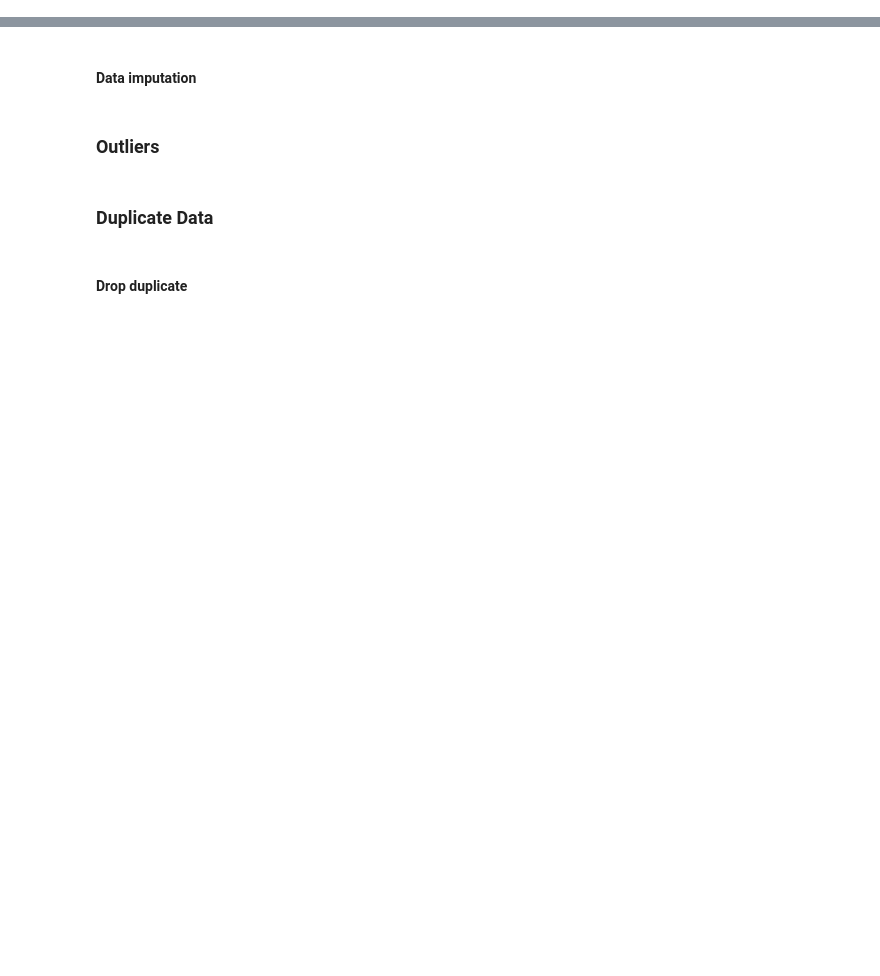
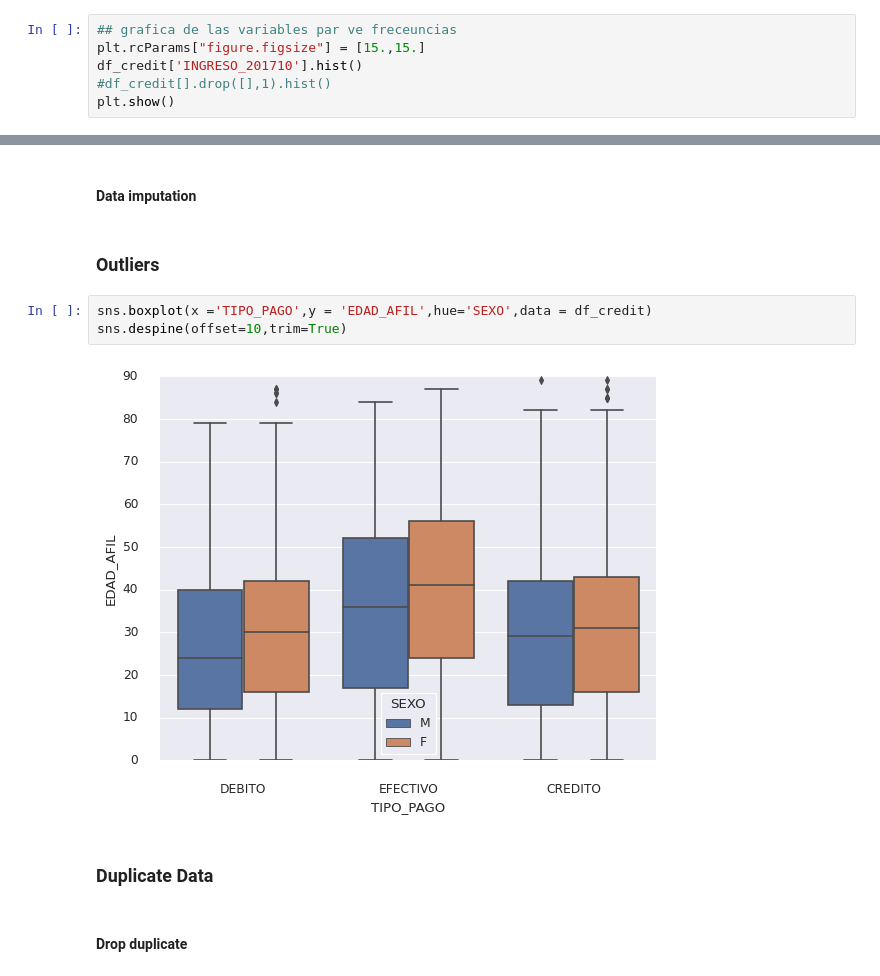
Before and after one commit to cromario0723/AWS_Proyecto_Test, a Jupyter notebook: Machine_Learning_Sanitas_DS.ipynb, the cells around one changed output, grey strips where cells are left out. Cells and saved outputs as stored; diff of their text form; blank space fills up the shorter version.

```diff
--- a/Machine_Learning_Sanitas_DS.ipynb
+++ b/Machine_Learning_Sanitas_DS.ipynb
@@ -27 +254,7 @@ import numpy as np
+# %%
+## grafica de las variables par ve freceuncias
+plt.rcParams["figure.figsize"] = [15.,15.]
+df_credit['INGRESO_201710'].hist()
+#df_credit[].drop([],1).hist()
+plt.show()
 # %% [markdown]
@@ -46,6 +316,11 @@ import numpy as np
 #### Data imputation
 # %% [markdown]
 ### Outliers
+# %%
+sns.boxplot(x ='TIPO_PAGO',y = 'EDAD_AFIL',hue='SEXO',data = df_credit)
+sns.despine(offset=10,trim=True)
+# %% [output]
+[figure, added]
 # %% [markdown]
 ### Duplicate Data
 # %% [markdown]
```
Also changed, not shown: parts of 40 cells of this notebook.
